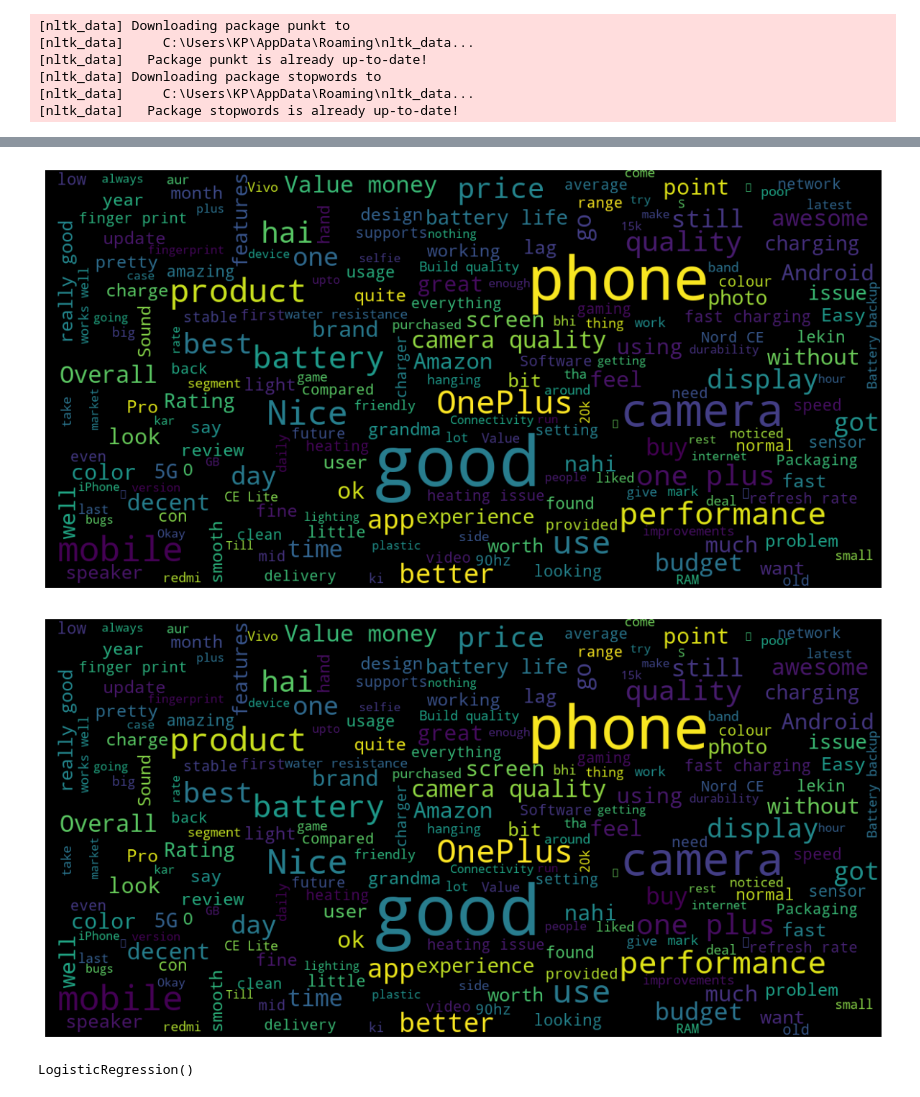
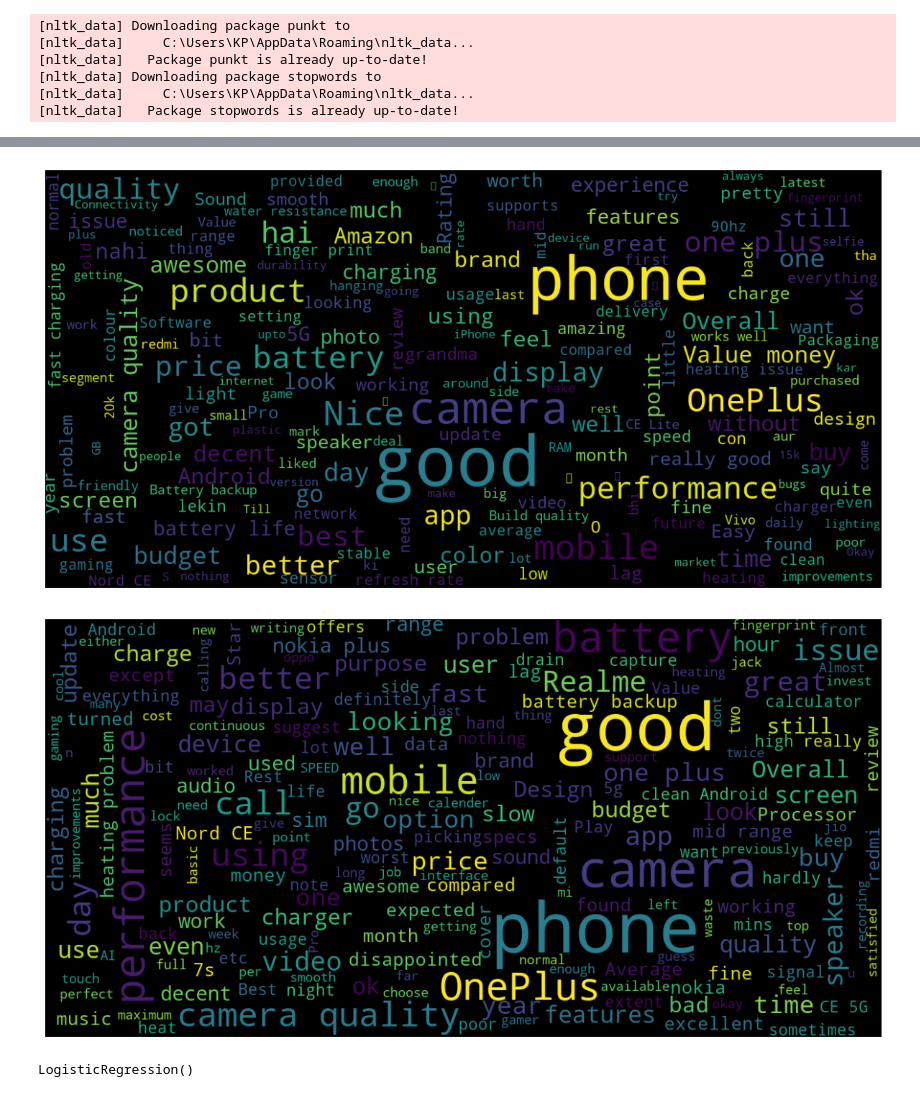
Before and after one commit to kawalpreettkaur/Scraping-Amazon-Product-Reviews-and-their-Sentiment-Analysis, a Jupyter notebook: amazon_productReviewsscraping_and_sentiment_analysis.ipynb, the cells around one changed output, grey strips where cells are left out. Cells and saved outputs as stored; diff of their text form; code cells hidden in the pictures.

Commit message:
Add files via upload
1. sign in auto open
2. corrected the word cloud for neutral
3. corrected unix time

```diff
--- a/amazon_productReviewsscraping_and_sentiment_analysis.ipynb
+++ b/amazon_productReviewsscraping_and_sentiment_analysis.ipynb
@@ -353,24 +336,24 @@ plt.show()
 # Assuming 'data' is a DataFrame containing review text and sentiment labels
 
 positive_reviews = ' '.join(word for word in data['reviewText'][data['Sentiment'] == 1].astype(str))
-wordcloud_negative = WordCloud(width=1200, height=600, random_state=21, max_font_size=100)
+wordcloud_positive = WordCloud(width=1200, height=600, random_state=21, max_font_size=100)
 plt.figure(figsize=(15, 10))
-plt.imshow(wordcloud_negative.generate(positive_reviews), interpolation='bilinear')
+plt.imshow(wordcloud_positive.generate(positive_reviews), interpolation='bilinear')
 plt.axis('off')
 plt.show()
 # %% [output]
-[figure, old version]
+[figure, new version]
 # %%
 # Wordcloud of all the words with sentiment = 2 i.e. neutral
 
-neutral_reviews = ' '.join(word for word in data['reviewText'][data['Sentiment'] == 1].astype(str))
-wordcloud_negative = WordCloud(width=1200, height=600, random_state=21, max_font_size=100)
+neutral_reviews = ' '.join(word for word in data['reviewText'][data['Sentiment'] == 2].astype(str))
+wordcloud_neutral= WordCloud(width=1200, height=600, random_state=21, max_font_size=100)
 plt.figure(figsize=(15, 10))
-plt.imshow(wordcloud_negative.generate(neutral_reviews), interpolation='bilinear')
+plt.imshow(wordcloud_neutral.generate(neutral_reviews), interpolation='bilinear')
 plt.axis('off')
 plt.show()
 # %% [output]
-[figure, old version]
+[figure, new version]
 # %%
 # Converting text into Vectors
 # %%
```
Also changed, not shown: parts of 17 cells of this notebook.
